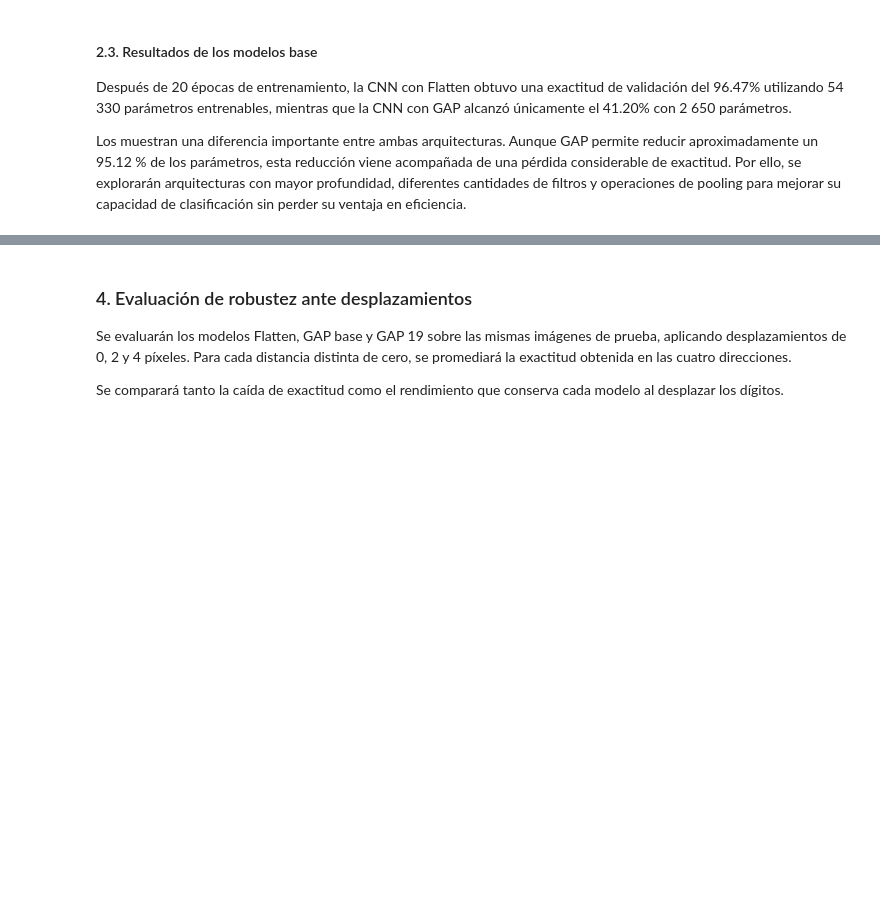
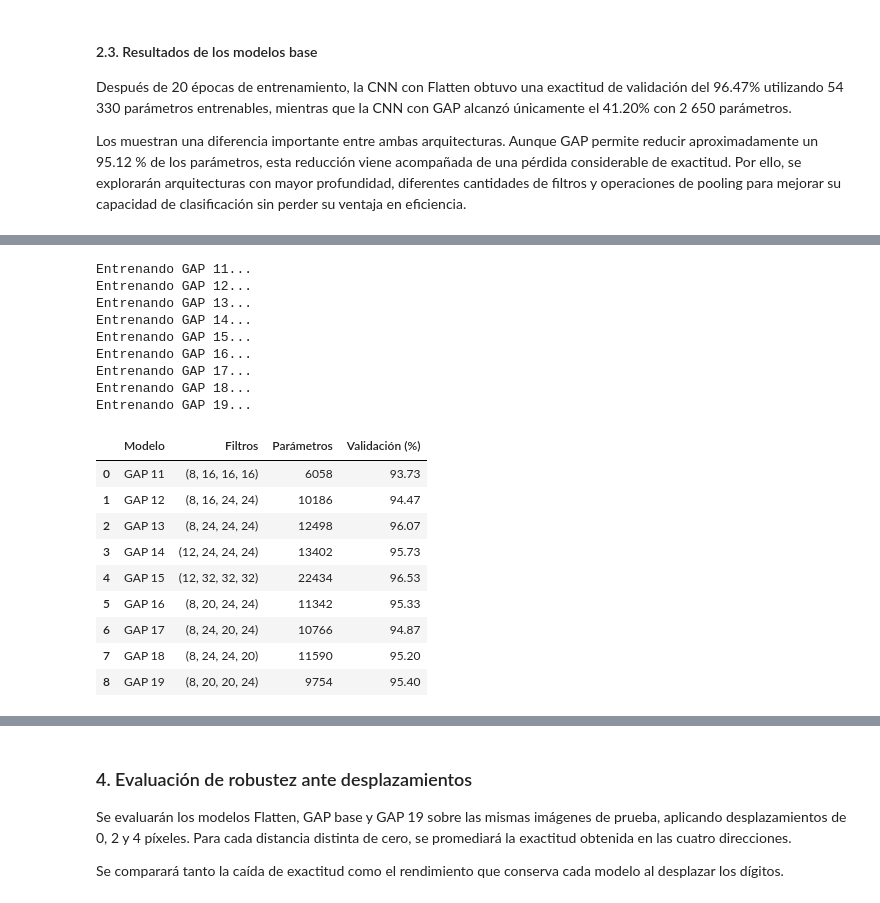
Before and after one commit to adriamedinaa-ang/icd2026, a Jupyter notebook: Tareas/Tarea 5/Tarea 5.ipynb, the cells around one changed output, grey strips where cells are left out. Saved outputs shown, nothing was run; the diff lists cells and outputs as text; code cells hidden in the pictures; blank space fills up the shorter version.

```diff
--- a/Tareas/Tarea 5/Tarea 5.ipynb
+++ b/Tareas/Tarea 5/Tarea 5.ipynb
@@ -1020,0 +564,50 @@ Modelo guardado correctamente.
+# %%
+resultados_compactos = []
+modelos_compactos = {}
+historiales_compactos = {}
+
+for nombre, filtros in variantes_compactas.items():
+    print(f"Entrenando {nombre}...")
+
+    keras.utils.set_random_seed(SEMILLA)
+
+    modelo = crear_cnn_gap_bloques(
+        filtros=filtros,
+        pooling_despues=POOLING_OPTIMO
+    )
+
+    historial = entrenar_modelo(modelo)
+
+    modelos_compactos[nombre] = modelo
+    historiales_compactos[nombre] = historial.history
+
+    resultados_compactos.append({
+        "Modelo": nombre,
+        "Filtros": str(filtros),
+        "Parámetros": modelo.count_params(),
+        "Validación (%)": historial.history["val_accuracy"][-1] * 100
+    })
+
+tabla_compactos = pd.DataFrame(resultados_compactos)
+
+display(tabla_compactos.round(2))
+# %% [output]
+Entrenando GAP 11...
+Entrenando GAP 12...
+Entrenando GAP 13...
+Entrenando GAP 14...
+Entrenando GAP 15...
+Entrenando GAP 16...
+Entrenando GAP 17...
+Entrenando GAP 18...
+Entrenando GAP 19...
+|  | Modelo | Filtros | Parámetros | Validación (%) |
+| 0 | GAP 11 | (8, 16, 16, 16) | 6058 | 93.73 |
+| 1 | GAP 12 | (8, 16, 24, 24) | 10186 | 94.47 |
+| 2 | GAP 13 | (8, 24, 24, 24) | 12498 | 96.07 |
+| 3 | GAP 14 | (12, 24, 24, 24) | 13402 | 95.73 |
+| 4 | GAP 15 | (12, 32, 32, 32) | 22434 | 96.53 |
+| 5 | GAP 16 | (8, 20, 24, 24) | 11342 | 95.33 |
+| 6 | GAP 17 | (8, 24, 20, 24) | 10766 | 94.87 |
+| 7 | GAP 18 | (8, 24, 24, 20) | 11590 | 95.20 |
+| 8 | GAP 19 | (8, 20, 20, 24) | 9754 | 95.40 |
```
Also changed, not shown: parts of 36 cells of this notebook.
